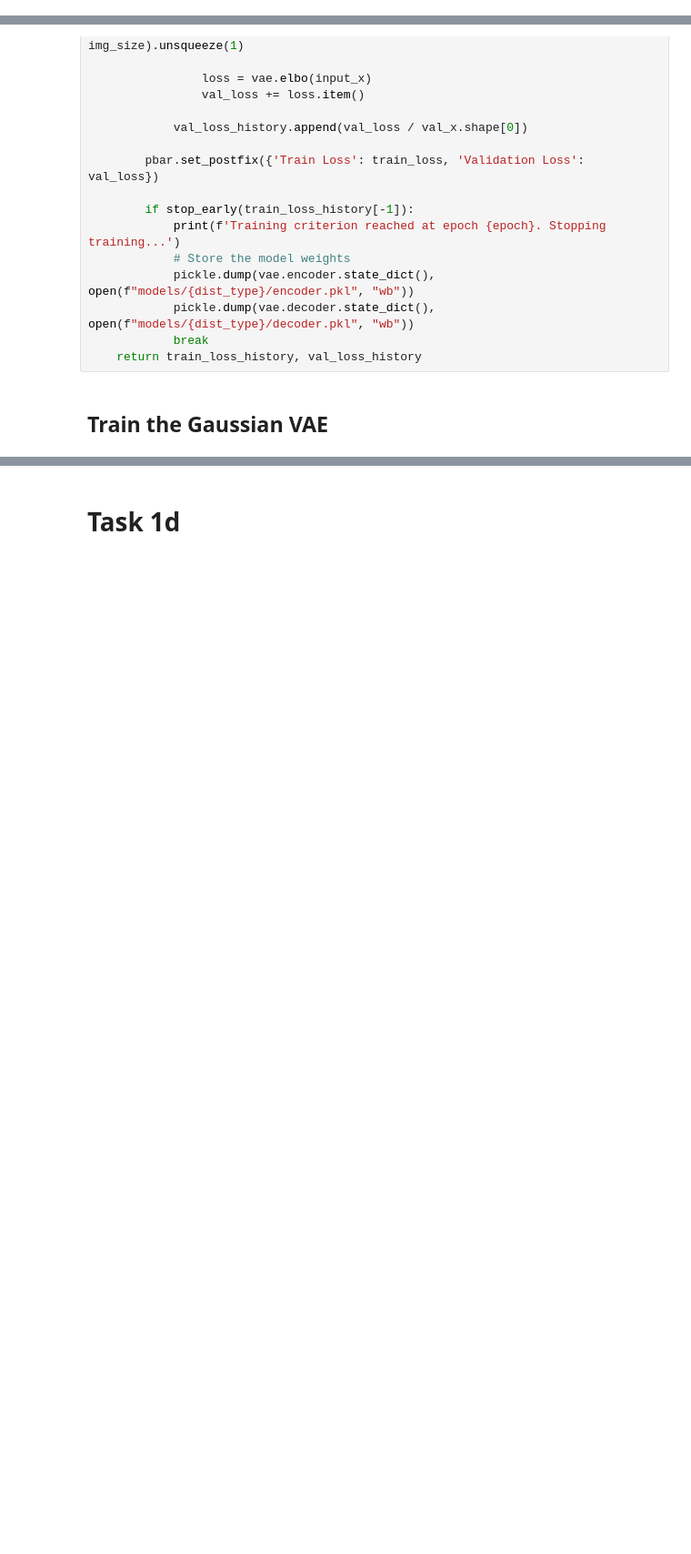
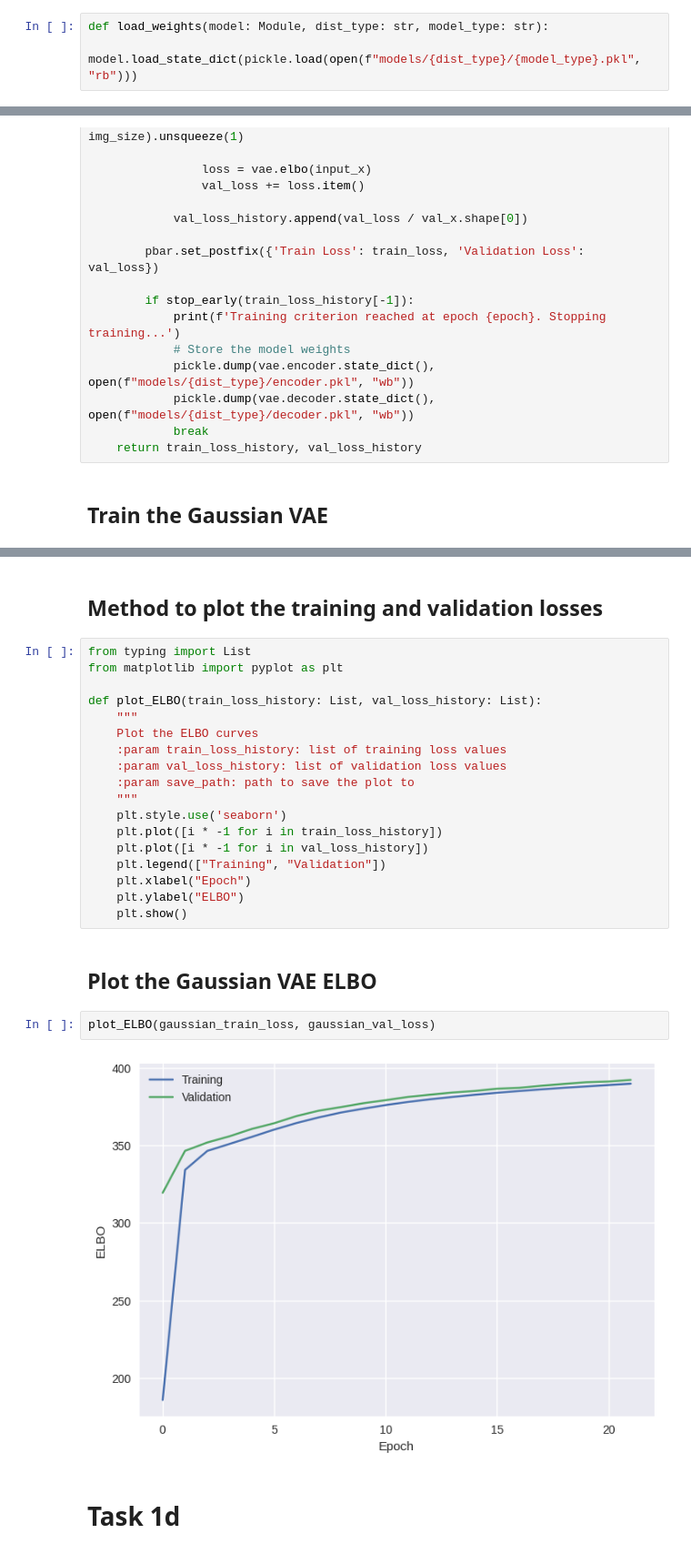
Before and after one commit to TTomilin/2AMU20, a Jupyter notebook: assignment3/assignment3.ipynb, the cells around one changed output, grey strips where cells are left out. Shown at 91% size. Saved outputs shown, nothing was run; the diff lists cells and outputs as text; blank space fills up the shorter version.

```diff
--- a/assignment3/assignment3.ipynb
+++ b/assignment3/assignment3.ipynb
@@ -258,3 +264,6 @@ class EarlyStopping:
+# %%
+def load_weights(model: Module, dist_type: str, model_type: str):
+    model.load_state_dict(pickle.load(open(f"models/{dist_type}/{model_type}.pkl", "rb")))
 # %% [markdown]
 ## Generic VAE training method
 # %%
@@ -330,2 +340,28 @@ Training criterion reached at epoch 10. Stopping training...
+# %% [markdown]
+## Method to plot the training and validation losses
+# %%
+from typing import List
+from matplotlib import pyplot as plt
+
+def plot_ELBO(train_loss_history: List, val_loss_history: List):
+    """
+    Plot the ELBO curves
+    :param train_loss_history: list of training loss values
+    :param val_loss_history: list of validation loss values
+    :param save_path: path to save the plot to
+    """
+    plt.style.use('seaborn')
+    plt.plot([i * -1 for i in train_loss_history])
+    plt.plot([i * -1 for i in val_loss_history])
+    plt.legend(["Training", "Validation"])
+    plt.xlabel("Epoch")
+    plt.ylabel("ELBO")
+    plt.show()
+# %% [markdown]
+## Plot the Gaussian VAE ELBO
+# %%
+plot_ELBO(gaussian_train_loss, gaussian_val_loss)
+# %% [output]
+[figure, added]
 # %% [markdown]
 # Task 1d
```
Also changed, not shown: parts of 49 cells of this notebook, 2 other files.
